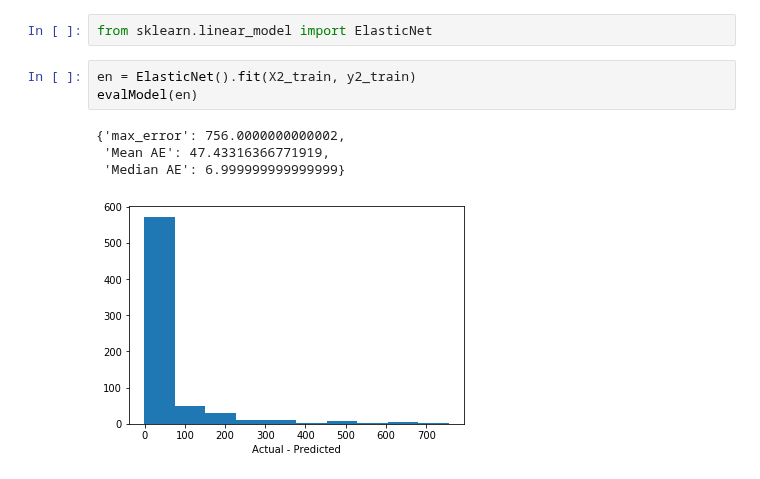
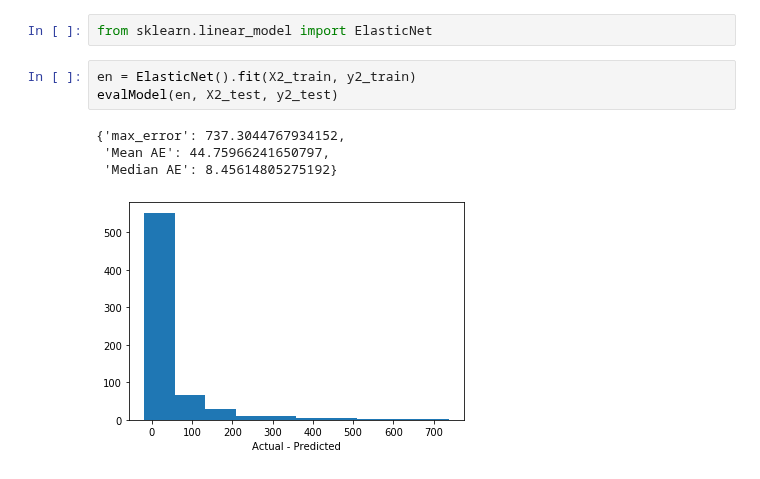
Before and after one commit to suneric98/Crescendo, a Jupyter notebook: data/regression_DaysOnTopCharts.ipynb, the cells around one changed output. Saved outputs shown, nothing was run; the diff lists cells and outputs as text.

```diff
--- a/data/models_DaysOnTopCharts.ipynb
+++ b/data/regression_DaysOnTopCharts.ipynb
@@ -343,12 +364,12 @@ Fitting 5 folds for each of 10 candidates, totalling 50 fits
 from sklearn.linear_model import ElasticNet
 # %%
 en = ElasticNet().fit(X2_train, y2_train)
-evalModel(en)
+evalModel(en, X2_test, y2_test)
 # %% [output]
-{'max_error': 756.0000000000002,
- 'Mean AE': 47.43316366771919,
- 'Median AE': 6.999999999999999}
+{'max_error': 737.3044767934152,
+ 'Mean AE': 44.75966241650797,
+ 'Median AE': 8.45614805275192}
-[figure, old version]
+[figure, new version]
 # %%
 params = {"alpha":np.arange(1, 11, .5), "l1_ratio":np.arange(0,1.1,.1)}
 cv = gridsearch(ElasticNet(), params, X2_train, y2_train)
```
Also changed, not shown: parts of 35 cells of this notebook.
